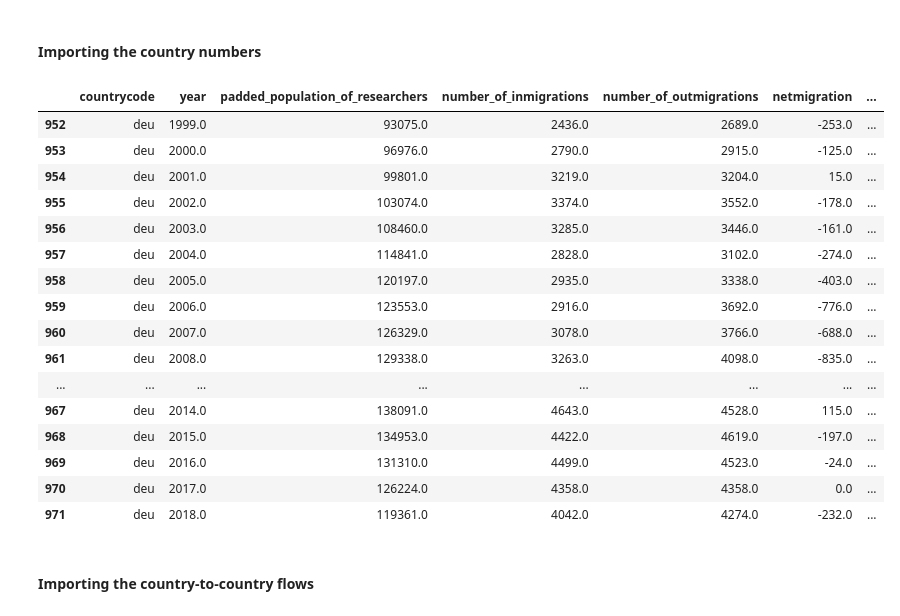
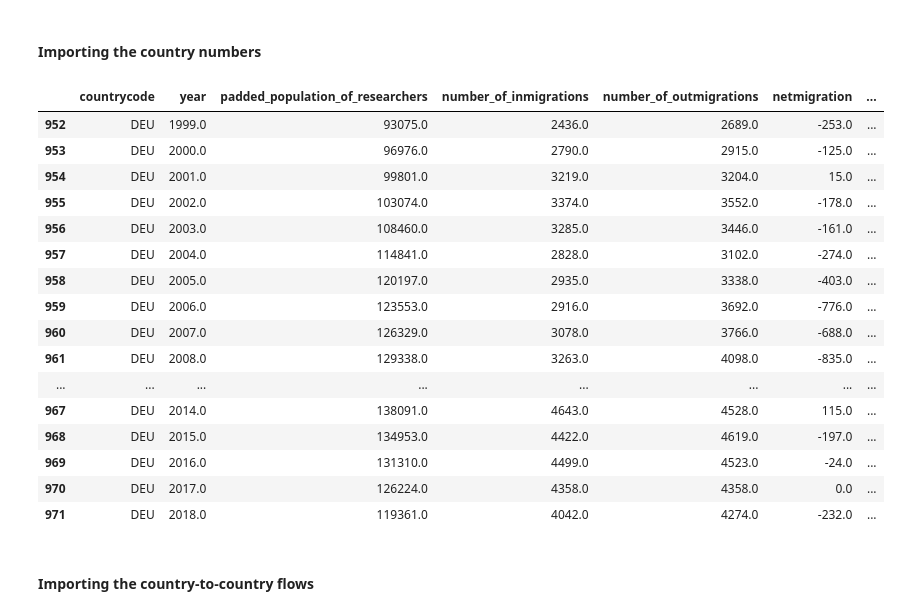
Before and after one commit to tomthe/jupyterlite_migration, a Jupyter notebook: files/scholarly-migration.ipynb, the cells around one changed output. Saved outputs shown, nothing was run; the diff lists cells and outputs as text; code cells hidden in the pictures.

```diff
--- a/files/scholarly-migration.ipynb
+++ b/files/scholarly-migration.ipynb
@@ -12,36 +12,37 @@ from js import fetch
 # %%
 fn_mi = "https://tomthe.github.io/jupyterlite_migration/files/data/dfmipoppresentation.csv"
 # In a normal Python-environment you could just use
 # df = pd.read_csv(fn_mi)
 # but because this runs completely in your webbrowser, we have to fetch
 # the data first:
 res = await fetch(fn_mi)
 text = await res.text()
 filename = 'dfmipop.csv'
 with open(filename, 'w') as f:
     f.write(text)
 
 dfc = pd.read_csv(filename)
 del dfc["Unnamed: 0"]
-dfc[df_migration["countrycode"]=="deu"]
+dfc["countrycode"] = dfc["countrycode"].str.upper()
+dfc[dfc["countrycode"]=="DEU"]
 # %% [output]
 |  | countrycode | year | padded_population_of_researchers | number_of_inmigrations | number_of_outmigrations | netmigration | ... |
-| 952 | deu | 1999.0 | 93075.0 | 2436.0 | 2689.0 | -253.0 | ... |
-| 953 | deu | 2000.0 | 96976.0 | 2790.0 | 2915.0 | -125.0 | ... |
-| 954 | deu | 2001.0 | 99801.0 | 3219.0 | 3204.0 | 15.0 | ... |
-| 955 | deu | 2002.0 | 103074.0 | 3374.0 | 3552.0 | -178.0 | ... |
-| 956 | deu | 2003.0 | 108460.0 | 3285.0 | 3446.0 | -161.0 | ... |
-| 957 | deu | 2004.0 | 114841.0 | 2828.0 | 3102.0 | -274.0 | ... |
-| 958 | deu | 2005.0 | 120197.0 | 2935.0 | 3338.0 | -403.0 | ... |
-| 959 | deu | 2006.0 | 123553.0 | 2916.0 | 3692.0 | -776.0 | ... |
-| 960 | deu | 2007.0 | 126329.0 | 3078.0 | 3766.0 | -688.0 | ... |
-| 961 | deu | 2008.0 | 129338.0 | 3263.0 | 4098.0 | -835.0 | ... |
+| 952 | DEU | 1999.0 | 93075.0 | 2436.0 | 2689.0 | -253.0 | ... |
+| 953 | DEU | 2000.0 | 96976.0 | 2790.0 | 2915.0 | -125.0 | ... |
+| 954 | DEU | 2001.0 | 99801.0 | 3219.0 | 3204.0 | 15.0 | ... |
+| 955 | DEU | 2002.0 | 103074.0 | 3374.0 | 3552.0 | -178.0 | ... |
+| 956 | DEU | 2003.0 | 108460.0 | 3285.0 | 3446.0 | -161.0 | ... |
+| 957 | DEU | 2004.0 | 114841.0 | 2828.0 | 3102.0 | -274.0 | ... |
+| 958 | DEU | 2005.0 | 120197.0 | 2935.0 | 3338.0 | -403.0 | ... |
+| 959 | DEU | 2006.0 | 123553.0 | 2916.0 | 3692.0 | -776.0 | ... |
+| 960 | DEU | 2007.0 | 126329.0 | 3078.0 | 3766.0 | -688.0 | ... |
+| 961 | DEU | 2008.0 | 129338.0 | 3263.0 | 4098.0 | -835.0 | ... |
 | ... | ... | ... | ... | ... | ... | ... | ... |
-| 967 | deu | 2014.0 | 138091.0 | 4643.0 | 4528.0 | 115.0 | ... |
-| 968 | deu | 2015.0 | 134953.0 | 4422.0 | 4619.0 | -197.0 | ... |
-| 969 | deu | 2016.0 | 131310.0 | 4499.0 | 4523.0 | -24.0 | ... |
-| 970 | deu | 2017.0 | 126224.0 | 4358.0 | 4358.0 | 0.0 | ... |
-| 971 | deu | 2018.0 | 119361.0 | 4042.0 | 4274.0 | -232.0 | ... |
+| 967 | DEU | 2014.0 | 138091.0 | 4643.0 | 4528.0 | 115.0 | ... |
+| 968 | DEU | 2015.0 | 134953.0 | 4422.0 | 4619.0 | -197.0 | ... |
+| 969 | DEU | 2016.0 | 131310.0 | 4499.0 | 4523.0 | -24.0 | ... |
+| 970 | DEU | 2017.0 | 126224.0 | 4358.0 | 4358.0 | 0.0 | ... |
+| 971 | DEU | 2018.0 | 119361.0 | 4042.0 | 4274.0 | -232.0 | ... |
 # %% [markdown]
 #### Importing the country-to-country flows
 # %%
```
Also changed, not shown: parts of 7 cells of this notebook, 2 other files.
